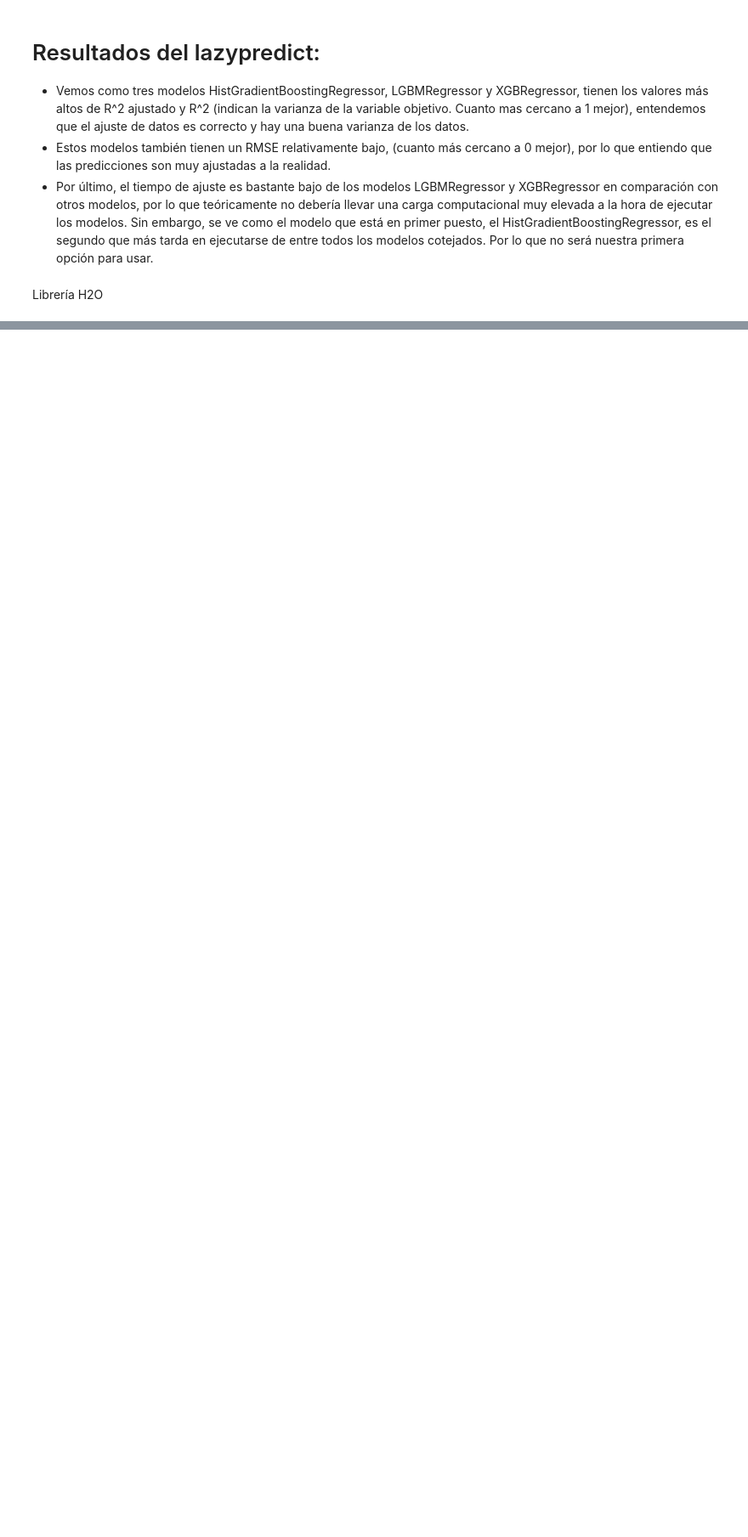
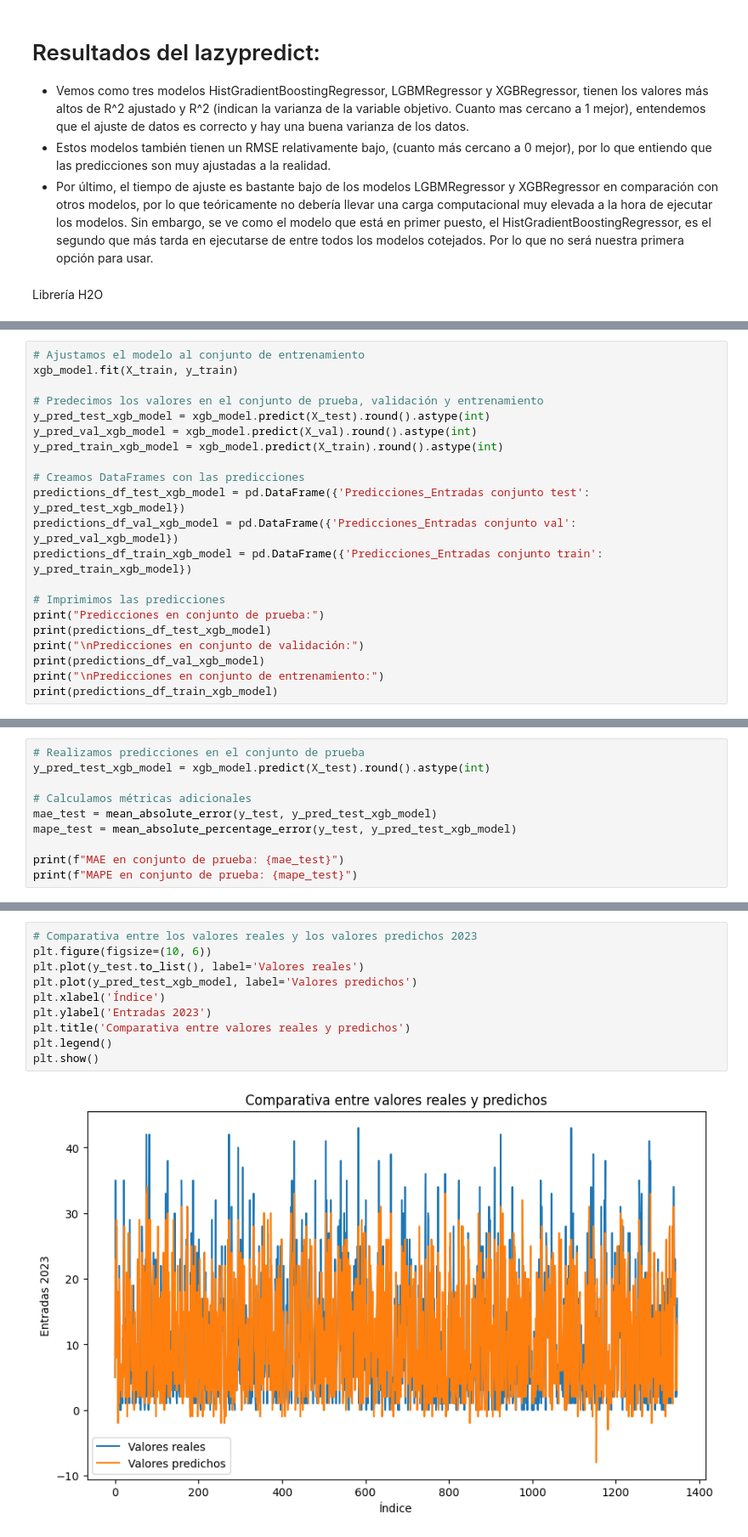
Before and after one commit to JuanArmas/Proyecto_Final_CEIABD, a Jupyter notebook: Proyecto_Final_JuanArmas.ipynb, the cells around one changed output, grey strips where cells are left out. Shown at 85% size. Saved outputs shown, nothing was run; the diff lists cells and outputs as text; blank space fills up the shorter version.

```diff
--- a/Proyecto_Final_JuanArmas.ipynb
+++ b/Proyecto_Final_JuanArmas.ipynb
@@ -692,0 +726,21 @@ En ámbitos generales estudiando las métricas de los tres modelos principales p
+# %%
+# Ajustamos el modelo al conjunto de entrenamiento
+xgb_model.fit(X_train, y_train)
+
+# Predecimos los valores en el conjunto de prueba, validación y entrenamiento
+y_pred_test_xgb_model = xgb_model.predict(X_test).round().astype(int)
+y_pred_val_xgb_model = xgb_model.predict(X_val).round().astype(int)
+y_pred_train_xgb_model = xgb_model.predict(X_train).round().astype(int)
+
+# Creamos DataFrames con las predicciones
+predictions_df_test_xgb_model = pd.DataFrame({'Predicciones_Entradas conjunto test': y_pred_test_xgb_model})
+predictions_df_val_xgb_model = pd.DataFrame({'Predicciones_Entradas conjunto val': y_pred_val_xgb_model})
+predictions_df_train_xgb_model = pd.DataFrame({'Predicciones_Entradas conjunto train': y_pred_train_xgb_model})
+
+# Imprimimos las predicciones
+print("Predicciones en conjunto de prueba:")
+print(predictions_df_test_xgb_model)
+print("\nPredicciones en conjunto de validación:")
+print(predictions_df_val_xgb_model)
+print("\nPredicciones en conjunto de entrenamiento:")
+print(predictions_df_train_xgb_model)
@@ -692,0 +765,10 @@ En ámbitos generales estudiando las métricas de los tres modelos principales p
+# %%
+# Realizamos predicciones en el conjunto de prueba
+y_pred_test_xgb_model = xgb_model.predict(X_test).round().astype(int)
+
+# Calculamos métricas adicionales
+mae_test = mean_absolute_error(y_test, y_pred_test_xgb_model)
+mape_test = mean_absolute_percentage_error(y_test, y_pred_test_xgb_model)
+
+print(f"MAE en conjunto de prueba: {mae_test}")
+print(f"MAPE en conjunto de prueba: {mape_test}")
@@ -692,0 +940,12 @@ En ámbitos generales estudiando las métricas de los tres modelos principales p
+# %%
+# Comparativa entre los valores reales y los valores predichos 2023
+plt.figure(figsize=(10, 6))
+plt.plot(y_test.to_list(), label='Valores reales')
+plt.plot(y_pred_test_xgb_model, label='Valores predichos')
+plt.xlabel('Índice')
+plt.ylabel('Entradas 2023')
+plt.title('Comparativa entre valores reales y predichos')
+plt.legend()
+plt.show()
+# %% [output]
+[figure, added]
```
Also changed, not shown: parts of 49 cells of this notebook.
